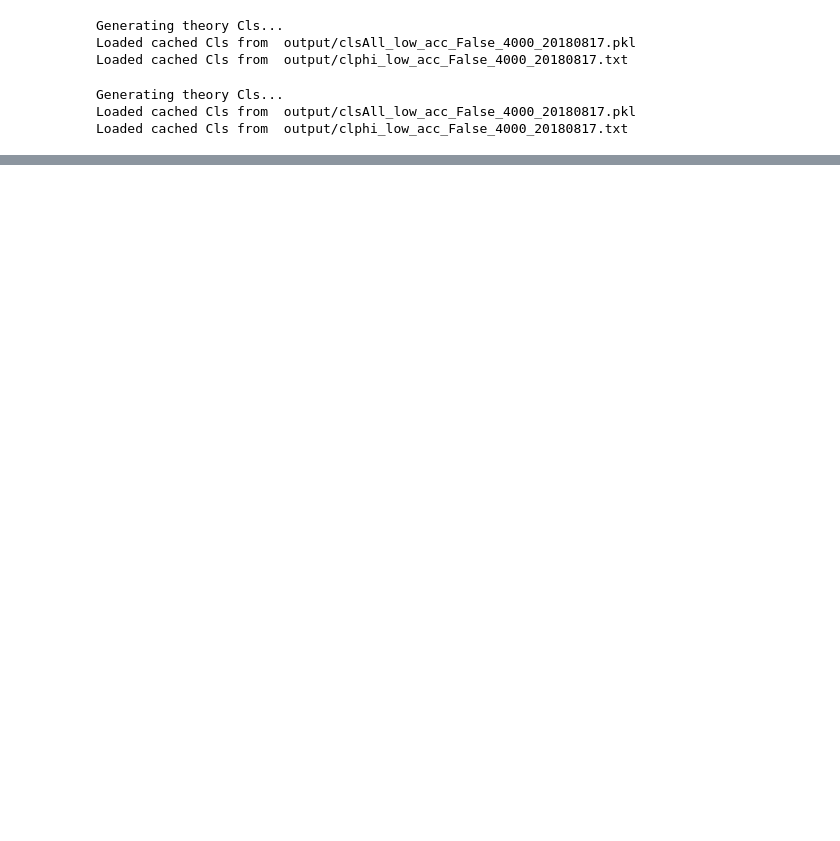
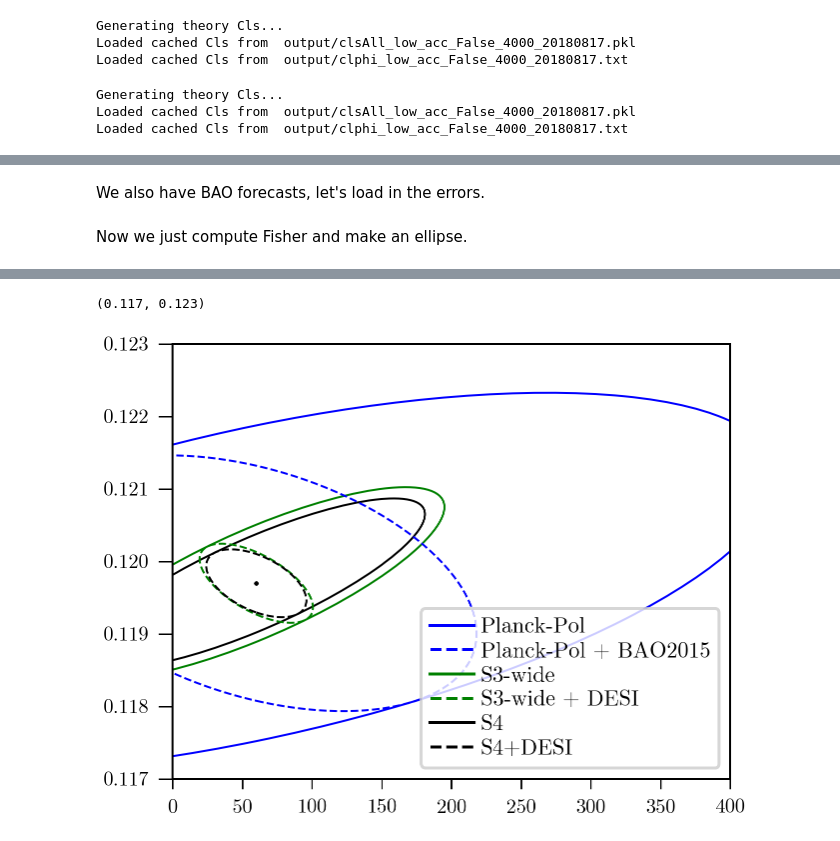
Before and after one commit to xzackli/fishchips-public, a Jupyter notebook: notebooks/Allison+2015.ipynb, the cells around one changed output, grey strips where cells are left out. Saved outputs shown, nothing was run; the diff lists cells and outputs as text; code cells hidden in the pictures; blank space fills up the shorter version.

Commit message:
Finished notebook for Allison et al 2015

```diff
--- a/notebooks/Allison+2015.ipynb
+++ b/notebooks/Allison+2015.ipynb
@@ -63,7 +89,10 @@ Allison_S3 = [fishchips.experiments.CMB_Primary(l_min=50, l_max=3000,
                 sigma_P=(11.3,), f_sky=0.4),
               fishchips.cmb_lensing.CMB_Lensing_Only(
                 lens_beam=1.4, lens_noiseT=8.0, lens_noiseP=11.3),
-      ] + fishchips.experiments.get_PlanckPol_combine(50)
+              fishchips.experiments.CMB_Primary(l_min=2,
+                                                l_max=50, f_sky=0.44),
+              fishchips.experiments.CMB_Primary(l_min=50,
+                                                l_max=2500, f_sky=0.2)]
 # %% [output]
 Generating theory Cls...
 Loaded cached Cls from  output/clsAll_low_acc_False_4000_20180817.pkl
@@ -76,8 +105,11 @@ Allison_S4 = [fishchips.experiments.CMB_Primary(l_min=50, l_max=3000,
                 theta_fwhm=(3.0,), sigma_T=(1e100,),
                 sigma_P=(1.4,), f_sky=0.4),
               fishchips.cmb_lensing.CMB_Lensing_Only(
-                lens_beam=1.4, lens_noiseT=1.0, lens_noiseP=1.4),
-      ] + fishchips.experiments.get_PlanckPol_combine(50)
+                lens_beam=3.0, lens_noiseT=1.0, lens_noiseP=1.4),
+              fishchips.experiments.CMB_Primary(l_min=2,
+                                                l_max=50, f_sky=0.44),
+              fishchips.experiments.CMB_Primary(l_min=50,
+                                                l_max=2500, f_sky=0.2)]
 # %% [output]
 Generating theory Cls...
 Loaded cached Cls from  output/clsAll_low_acc_False_4000_20180817.pkl
@@ -142,0 +117,65 @@ fishchips.util.plot_ellipse(single_ax, 'sum_mnu', 'omega_cdm', obs, cov)
+# %% [markdown]
+We also have BAO forecasts, let's load in the errors.
+# %%
+from astropy.io import ascii
+data = ascii.read("../data/BAO-2015.cat", format='commented_header')
+BAO2015 = fishchips.experiments.rs_dv_BAO_Experiment(data['z'], data['error'])
+
+data = ascii.read("../data/DESI.cat", format='commented_header')
+DESI = fishchips.experiments.rs_dv_BAO_Experiment(data['z'], data['error'])
+# %% [markdown]
+Now we just compute Fisher and make an ellipse.
+# %%
+single_fig, single_ax = plt.subplots(figsize=(10,8))
+
+# CMB + lensing
+fisher = np.sum( [exp.get_fisher(obs, lensed_Cl=True) for exp in Allison_Planck], axis=0 )
+cov = np.linalg.inv(fisher)
+fishchips.util.plot_ellipse(single_ax, 'sum_mnu', 'omega_cdm', obs, cov, color="blue", one_sigma_only=True, scale1=1000, ls1='-')
+print(np.sqrt(cov[-1,-1]))
+
+fisher = np.sum( [exp.get_fisher(obs, lensed_Cl=True) for exp in Allison_S3], axis=0 )
+cov = np.linalg.inv(fisher)
+fishchips.util.plot_ellipse(single_ax, 'sum_mnu', 'omega_cdm', obs, cov, color="green", one_sigma_only=True, scale1=1000, ls1='-')
+print(np.sqrt(cov[-1,-1]))
+
+fisher = np.sum( [exp.get_fisher(obs, lensed_Cl=True) for exp in Allison_S4], axis=0 )
+cov = np.linalg.inv(fisher)
+fishchips.util.plot_ellipse(single_ax, 'sum_mnu', 'omega_cdm', obs, cov, color="black", one_sigma_only=True, scale1=1000, ls1='-')
+print(np.sqrt(cov[-1,-1]))
+
+# now BAO experiments
+fisher = np.sum( [exp.get_fisher(obs, lensed_Cl=True) for exp in Allison_Planck + [BAO2015]], axis=0 )
+cov = np.linalg.inv(fisher)
+fishchips.util.plot_ellipse(single_ax, 'sum_mnu', 'omega_cdm', obs, cov, color="blue", one_sigma_only=True, scale1=1000, ls1='--')
+print(np.sqrt(cov[-1,-1]))
+
+fisher = np.sum( [exp.get_fisher(obs, lensed_Cl=True) for exp in Allison_S3 + [DESI]], axis=0 )
+cov = np.linalg.inv(fisher)
+fishchips.util.plot_ellipse(single_ax, 'sum_mnu', 'omega_cdm', obs, cov, color="green", one_sigma_only=True, scale1=1000, ls1='--')
+print(np.sqrt(cov[-1,-1]))
+
+fisher = np.sum( [exp.get_fisher(obs, lensed_Cl=True) for exp in Allison_S4 + [DESI]], axis=0 )
+cov = np.linalg.inv(fisher)
+fishchips.util.plot_ellipse(single_ax, 'sum_mnu', 'omega_cdm', obs, cov, color="black", one_sigma_only=True, scale1=1000, ls1='--')
+print(np.sqrt(cov[-1,-1]))
+
+
+
+# make a legend
+l1, = single_ax.plot([],[],'-',color="blue")
+l2, = single_ax.plot([],[],'--',color="blue")
+l3, = single_ax.plot([],[],'-',color="green")
+l6, = single_ax.plot([],[],'--',color="green")
+l4, = single_ax.plot([],[],'-',color="black")
+l5, = single_ax.plot([],[],'--',color="black")
+
+single_ax.legend( [l1, l2,l3,l6, l4, l5], \
+                    ['Planck-Pol', 'Planck-Pol + BAO2015',
+                      'S3-wide', 'S3-wide + DESI',r'S4', r'S4+DESI', ], \
+              loc = 'lower right', ncol=1, frameon=True );
+single_ax.plot( [60],[0.1197], 'kx')
+
+single_ax.set_xlim(0,400)
+single_ax.set_ylim(0.117, 0.123)
+# %% [output]
@@ -142,0 +193,2 @@ fishchips.util.plot_ellipse(single_ax, 'sum_mnu', 'omega_cdm', obs, cov)
+(0.117, 0.123)
+[figure, added]
```
Also changed, not shown: parts of 11 cells of this notebook, 4 other files.
